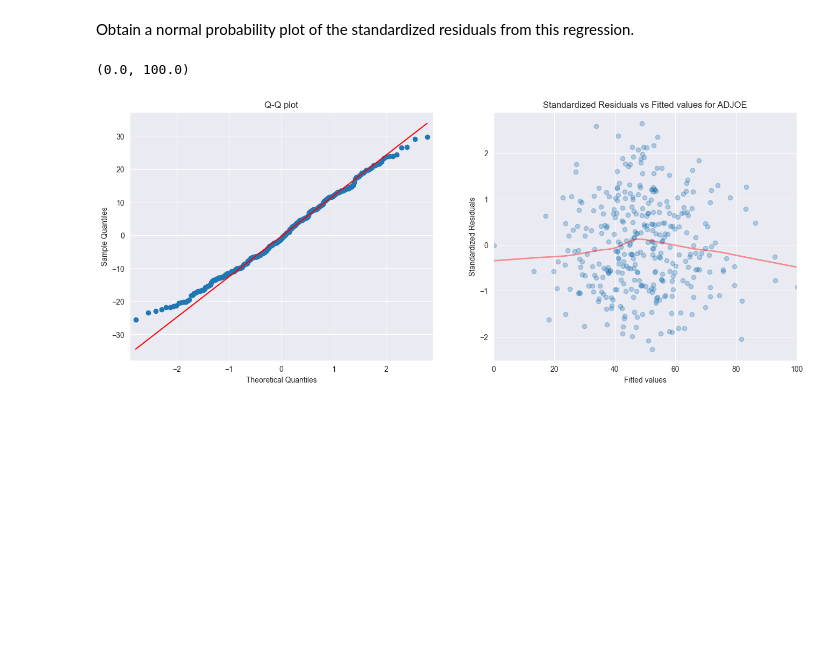
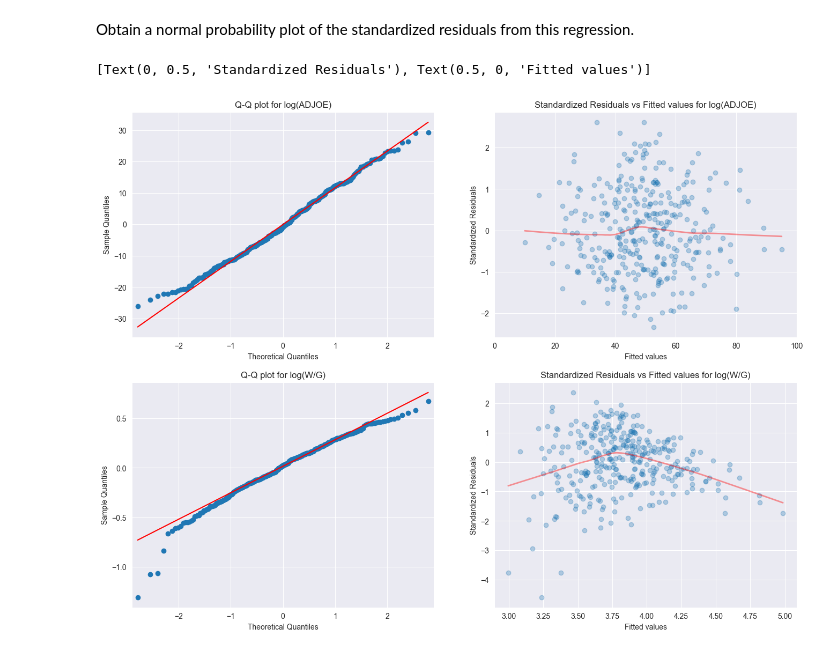
Before and after one commit to peetceenatoo/ncaa-mining, a Jupyter notebook: Scripts/Python/linear_regression.ipynb, the cells around one changed output. Saved outputs shown, nothing was run; the diff lists cells and outputs as text; code cells hidden in the pictures; blank space fills up the shorter version.

```diff
--- a/Scripts/Python/linear_regression.ipynb
+++ b/Scripts/Python/linear_regression.ipynb
@@ -370,27 +295,43 @@ Coefficient of Determinacy: 0.61
 Obtain a normal probability plot of the standardized residuals from this regression.
 # %%
 # Prepare subplots
-fig, axs = plt.subplots(ncols=2, figsize=(16, 6))
+fig, axs = plt.subplots(ncols=2, nrows=2, figsize=(16, 12))
 
 # Compute degrees_of_freedom
-degrees_of_freedom = len(Y) - X_ADJOE_LOG.shape[1]
+degrees_of_freedom = len(Y_f) - X_ADJOE_LOG.shape[1]
 
-# --------- ADJOE ---------
+# --------- log(ADJOE) ---------
 
-# And plot Q-Q for ADJOE
-sm.qqplot((Y - predictions_ADJOE_LOG)[:,0], stats.t, distargs=(degrees_of_freedom,), line='q', ax=axs[0])
-axs[0].set_title(label = 'Q-Q plot')
+# And plot Q-Q for log(ADJOE)
+sm.qqplot((Y_f - predictions_ADJOE_LOG)[:,0], stats.t, distargs=(degrees_of_freedom,), line='q', ax=axs[0][0])
+axs[0][0].set_title(label = 'Q-Q plot for log(ADJOE)')
 
-# Then compute what is necessary for the residuals plot for ADJOE
-residuals_standard_error = np.sqrt( (1/degrees_of_freedom) *  np.sum( ((Y - predictions_ADJOE_LOG)[:,0])**2) )
+# Then compute what is necessary for the residuals plot for log(ADJOE)
+residuals_standard_error = np.sqrt( (1/degrees_of_freedom) *  np.sum( ((Y_f - predictions_ADJOE_LOG)[:,0])**2) )
 leverage = ( (1/len(X_ADJOE_LOG)) + ( ( (X_ADJOE_LOG[:,0] - np.mean(X_ADJOE_LOG[:,0]))**2 ) / np.sum( (X_ADJOE_LOG[:,0] - np.mean(X_ADJOE_LOG[:,0]))**2) ) )
-standardized_residuals = (Y - predictions_ADJOE_LOG)[:,0] / (residuals_standard_error * np.sqrt(1 - leverage))
+standardized_residuals = (Y_f - predictions_ADJOE_LOG)[:,0] / (residuals_standard_error * np.sqrt(1 - leverage))
 
-# And plot it for ADJOE
-sns.regplot(x = predictions_ADJOE_LOG[:,0], y=standardized_residuals, ax=axs[1], lowess=True, scatter_kws={'alpha':0.3}, line_kws={"color":"r","alpha":0.4,"lw":2})
-axs[1].set_title(label = 'Standardized Residuals vs Fitted values for ADJOE')
-axs[1].set(ylabel='Standardized Residuals', xlabel='Fitted values')
-axs[1].set_xlim(0,100)
+# And plot it
+sns.regplot(x = predictions_ADJOE_LOG[:,0], y=standardized_residuals, ax=axs[0][1], lowess=True, scatter_kws={'alpha':0.3}, line_kws={"color":"r","alpha":0.4,"lw":2})
+axs[0][1].set_title(label = 'Standardized Residuals vs Fitted values for log(ADJOE)')
+axs[0][1].set(ylabel='Standardized Residuals', xlabel='Fitted values')
+axs[0][1].set_xlim(0,100)
+
+# --------- log(W/G) ---------
+
+# And plot Q-Q for log(W/G)
+sm.qqplot((Y_LOG - predictions_Y_LOG)[:,0], stats.t, distargs=(degrees_of_freedom,), line='q', ax=axs[1][0])
+axs[1][0].set_title(label = 'Q-Q plot for log(W/G)')
+
+# Then compute what is necessary for the residuals plot for log(W/G)
+residuals_standard_error = np.sqrt( (1/degrees_of_freedom) *  np.sum( ((Y_LOG - predictions_Y_LOG)[:,0])**2) )
+leverage = ( (1/len(X_ADJOE)) + ( ( (X_ADJOE[:,0] - np.mean(X_ADJOE[:,0]))**2 ) / np.sum( (X_ADJOE[:,0] - np.mean(X_ADJOE[:,0]))**2) ) )
+standardized_residuals = (Y_LOG - predictions_Y_LOG)[:,0] / (residuals_standard_error * np.sqrt(1 - leverage))
+
+# And plot it
+sns.regplot(x = predictions_Y_LOG[:,0], y=standardized_residuals, ax=axs[1][1], lowess=True, scatter_kws={'alpha':0.3}, line_kws={"color":"r","alpha":0.4,"lw":2})
+axs[1][1].set_title(label = 'Standardized Residuals vs Fitted values for log(W/G)')
+axs[1][1].set(ylabel='Standardized Residuals', xlabel='Fitted values')
 # %% [output]
-(0.0, 100.0)
+[Text(0, 0.5, 'Standardized Residuals'), Text(0.5, 0, 'Fitted values')]
-[figure, old version]
+[figure, new version]
```
Also changed, not shown: parts of 46 cells of this notebook.
